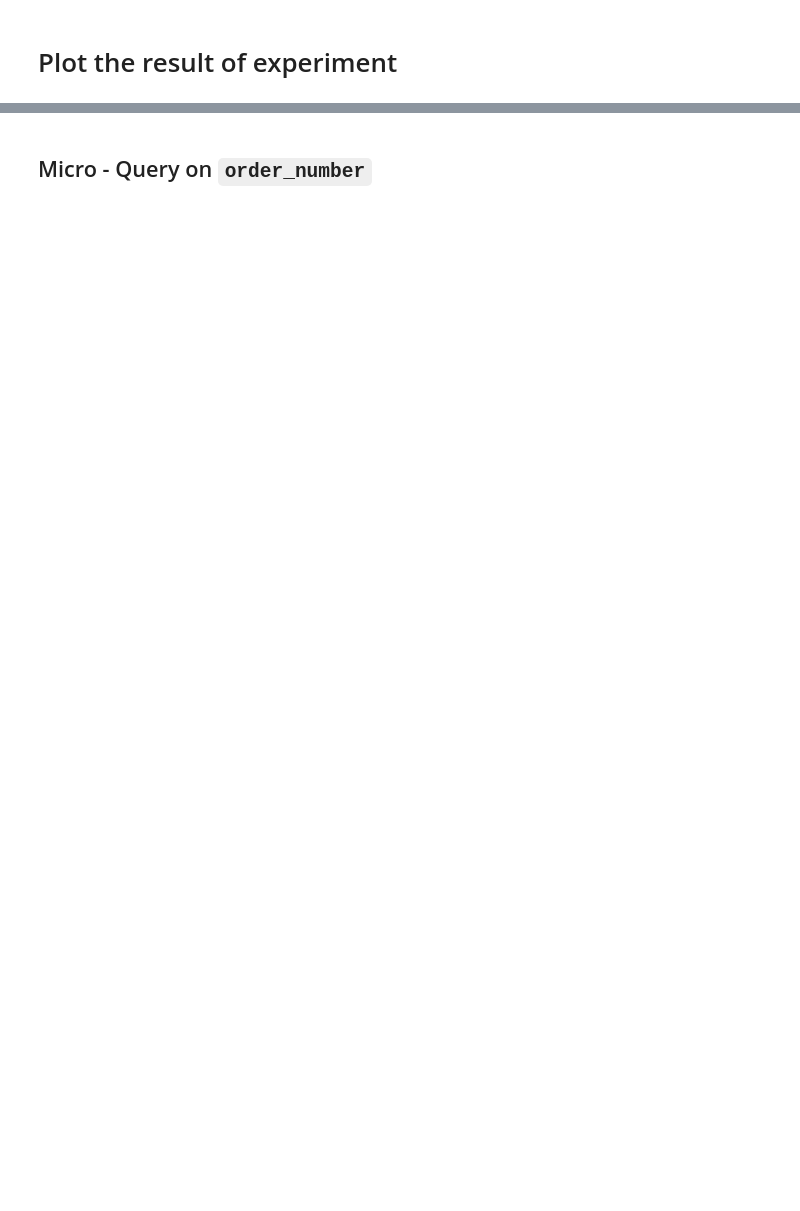
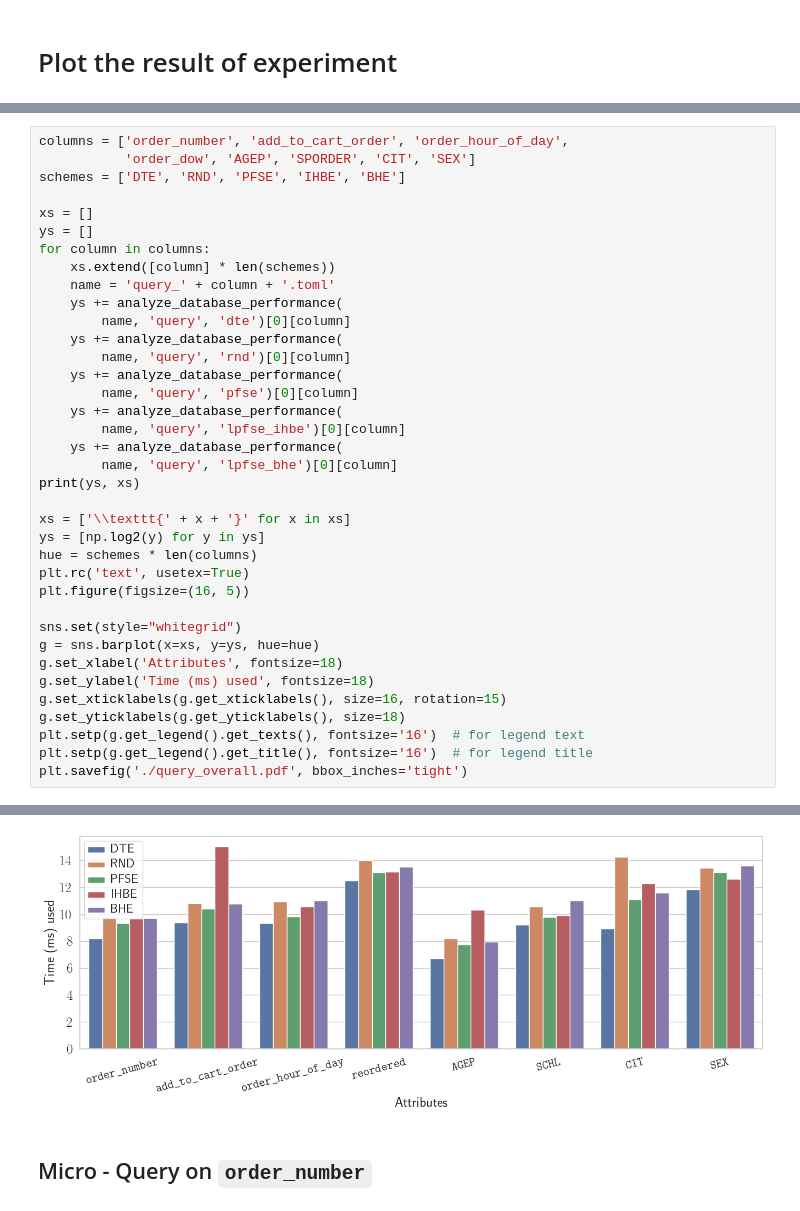
Before and after one commit to hiroki-chen/PFSE-Prototype, a Jupyter notebook: fig/fig.ipynb, the cells around one changed output, grey strips where cells are left out. Cells and saved outputs as stored; diff of their text form; blank space fills up the shorter version.

```diff
--- a/fig/fig.ipynb
+++ b/fig/fig.ipynb
@@ -76,0 +78,38 @@ Scanning perf_2023-02-09T16:19:52.616562+08:00.toml.
+# %%
+columns = ['order_number', 'add_to_cart_order', 'order_hour_of_day',
+           'order_dow', 'AGEP', 'SPORDER', 'CIT', 'SEX']
+schemes = ['DTE', 'RND', 'PFSE', 'IHBE', 'BHE']
+
+xs = []
+ys = []
+for column in columns:
+    xs.extend([column] * len(schemes))
+    name = 'query_' + column + '.toml'
+    ys += analyze_database_performance(
+        name, 'query', 'dte')[0][column]
+    ys += analyze_database_performance(
+        name, 'query', 'rnd')[0][column]
+    ys += analyze_database_performance(
+        name, 'query', 'pfse')[0][column]
+    ys += analyze_database_performance(
+        name, 'query', 'lpfse_ihbe')[0][column]
+    ys += analyze_database_performance(
+        name, 'query', 'lpfse_bhe')[0][column]
+print(ys, xs)
+
+xs = ['\\texttt{' + x + '}' for x in xs]
+ys = [np.log2(y) for y in ys]
+hue = schemes * len(columns)
+plt.rc('text', usetex=True)
+plt.figure(figsize=(16, 5))
+
+sns.set(style="whitegrid")
+g = sns.barplot(x=xs, y=ys, hue=hue)
+g.set_xlabel('Attributes', fontsize=18)
+g.set_ylabel('Time (ms) used', fontsize=18)
+g.set_xticklabels(g.get_xticklabels(), size=16, rotation=15)
+g.set_yticklabels(g.get_yticklabels(), size=18)
+plt.setp(g.get_legend().get_texts(), fontsize='16')  # for legend text
+plt.setp(g.get_legend().get_title(), fontsize='16')  # for legend title
+plt.savefig('./query_overall.pdf', bbox_inches='tight')
+# %% [output]
@@ -77,3 +133,4 @@ Scanning perf_2023-02-09T16:19:52.616562+08:00.toml.
+[figure, added]
 # %% [markdown]
 ## Micro - Query on `order_number`
 # %%
```
Also changed, not shown: parts of 11 cells of this notebook, 5 other files.
